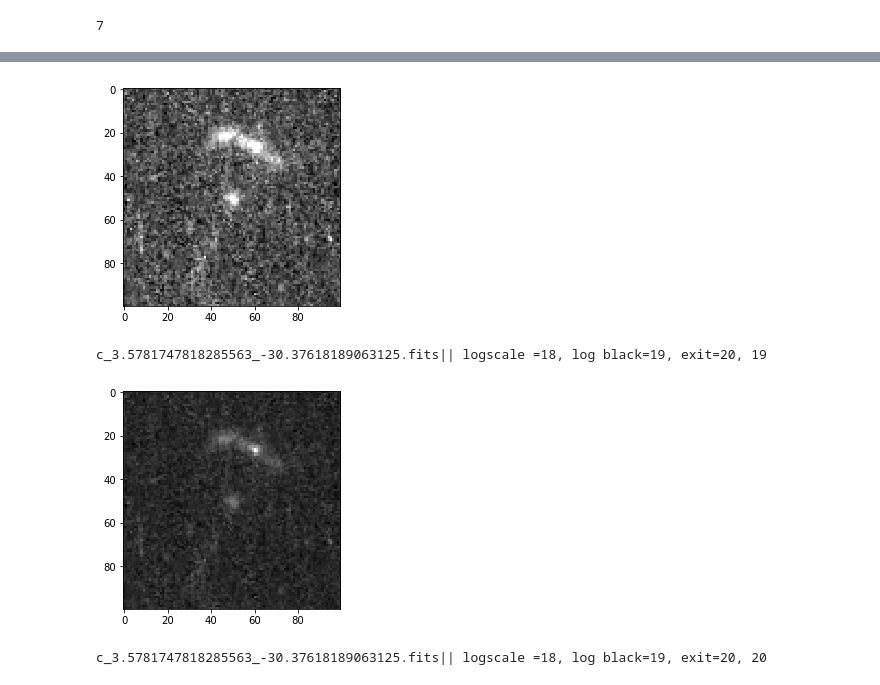
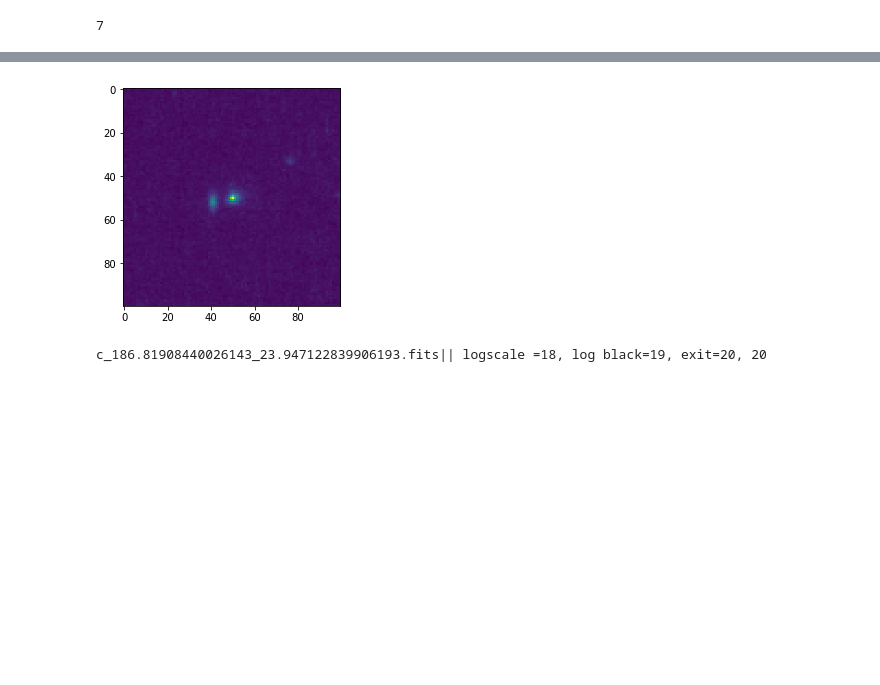
Before and after one commit to roberttoyonaga/HSTLens, a Jupyter notebook: CC_batch_processing/view_results.ipynb, the cells around one changed output, grey strips where cells are left out. Cells and saved outputs as stored; diff of their text form; code cells hidden in the pictures; blank space fills up the shorter version.

```diff
--- a/CC_batch_processing/view_results.ipynb
+++ b/CC_batch_processing/view_results.ipynb
@@ -222,44 +233,45 @@ import os
 import matplotlib.pyplot as plt
 import numpy as np
 from astropy.io import fits
-PATH = "/home/toyonaga/projects/def-sfabbro/toyonaga/HSTLens/CC_batch_processing/batchjob_2_classes/class_9/"#HSTLens_detections/"
+PATH = "/home/toyonaga/projects/def-sfabbro/toyonaga/HSTLens/CC_batch_processing/class_1/"#HSTLens_detections/"
 for filename in os.listdir(PATH):
     try:
         data, hdr = fits.getdata(PATH + filename, 0, header=True) #'sci' image[1] data and header
         exit=False
 
 
         ims=data
 
         display.clear_output(wait=True)
 
-        norm = ImageNormalize(ims, interval = ZScaleInterval())
-        plt.imshow(ims,norm=norm,cmap='gray')
+        plt.imshow((ims))
         plt.pause(0.10)
         while(1):
             ans = int(input(filename+"|| logscale =18, log black=19, exit=20,"))
 
             if ans ==18:
                 plt.imshow(np.log10(ims+1))
                 plt.pause(0.1)
             if ans ==19:
                 plt.imshow(np.log10(ims+1),cmap='gray')
                 plt.pause(0.1)
             if ans ==20:
                 exit=True
                 break
+            if ans ==21:
+                norm = ImageNormalize(ims, interval = ZScaleInterval())
+                plt.imshow(ims,norm=norm,cmap='gray')
+                plt.pause(0.1)
         if exit==True:
             break
     except:
         print("skipped due to non-existent image, or conversion error")
 
 
 
     if exit==True:
         break
 # %% [output]
-[figure, old version]
+[figure, new version]
-c_3.5781747818285563_-30.37618189063125.fits|| logscale =18, log black=19, exit=20, 19
+c_186.81908440026143_23.947122839906193.fits|| logscale =18, log black=19, exit=20, 20
-[figure, removed]
-c_3.5781747818285563_-30.37618189063125.fits|| logscale =18, log black=19, exit=20, 20
 # %%
```
Also changed, not shown: parts of 3 cells of this notebook, 1 other file.
